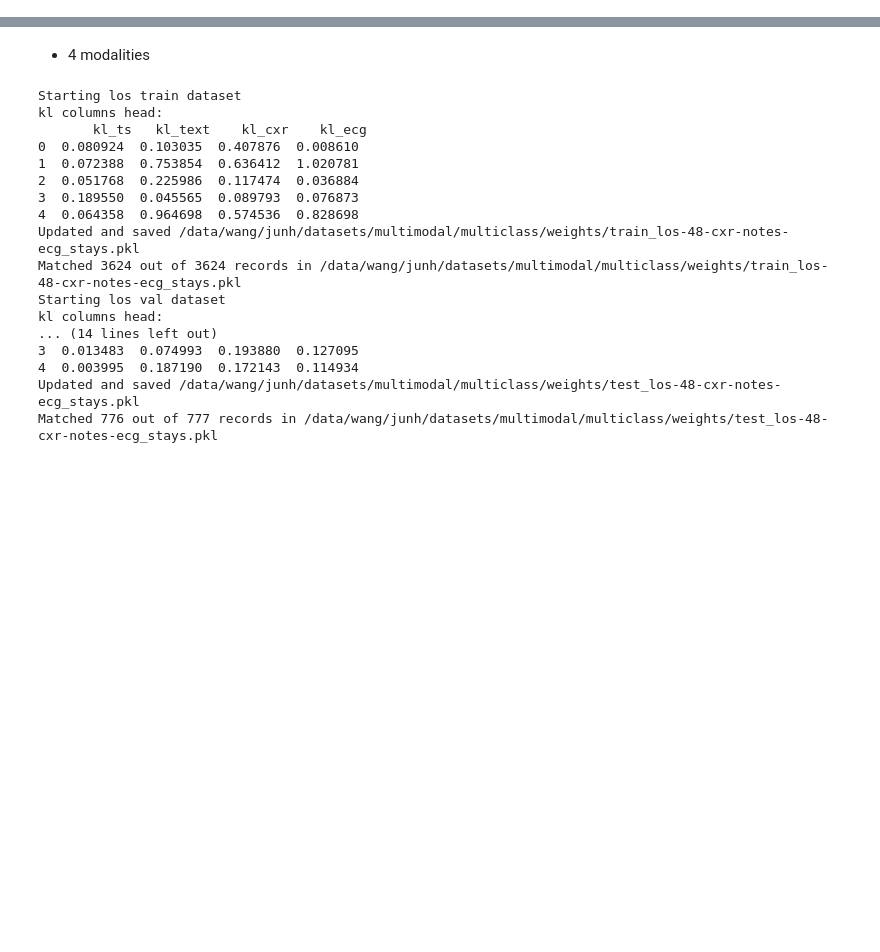
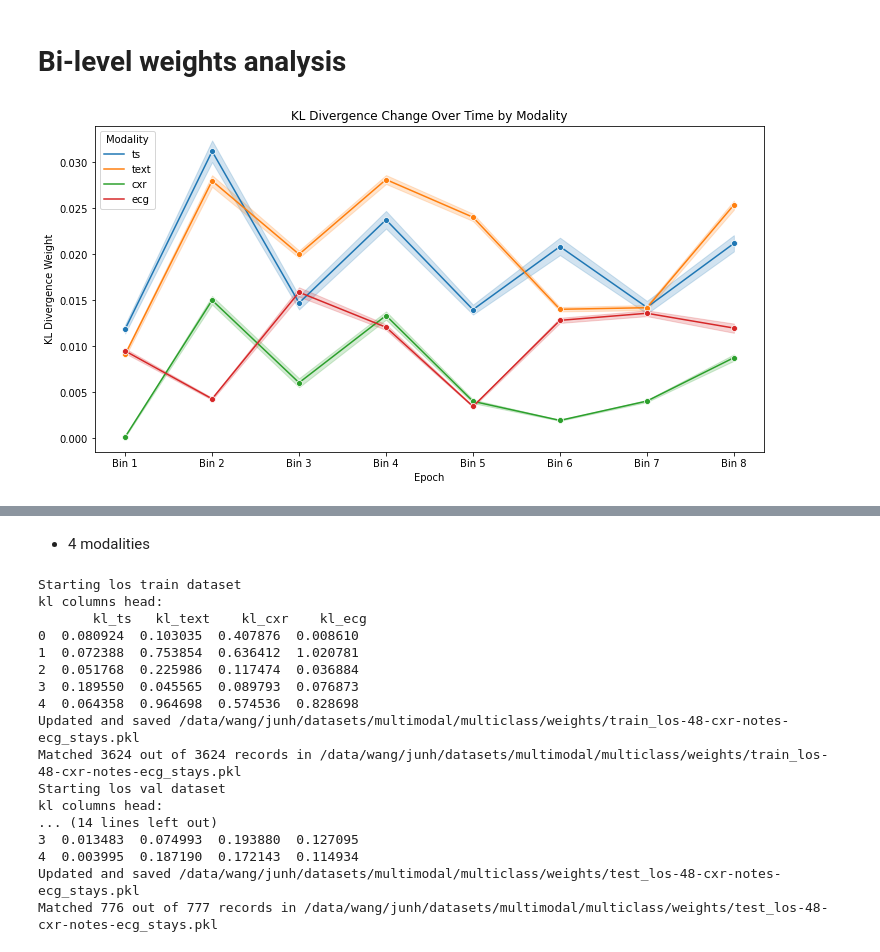
Before and after one commit to JuneHou/Multimodal-Transformer, a Jupyter notebook: Analysis/continuous_weights.ipynb, the cells around one changed output, grey strips where cells are left out. Saved outputs shown, nothing was run; the diff lists cells and outputs as text; code cells hidden in the pictures; blank space fills up the shorter version.

Commit message:
MI weights

```diff
--- a/Analysis/continuous_weights.ipynb
+++ b/Analysis/continuous_weights.ipynb
@@ -13,3 +13,27 @@ from sklearn.metrics import mutual_info_score
 from ast import literal_eval
 import os
 from tqdm import tqdm
+# %% [markdown]
+# Bi-level weights analysis
+# %%
+import pandas as pd
+import seaborn as sns
+import matplotlib.pyplot as plt
+
+# Load the logged weight data
+df_log = pd.read_csv("/data/wang/junh/results/Fuse_moe/all_los/weights_log.csv")
+
+# Create a categorical color grouping for epochs (e.g., every 5 epochs as one color)
+df_log['epoch'] = pd.cut(df_log['epoch'], bins=8, labels=[f'Bin {i+1}' for i in range(8)])
+
+plt.figure(figsize=(12, 6))
+sns.lineplot(data=df_log, x="epoch", y="kl_divergence", hue="modality", marker="o")
+plt.xlabel("Epoch")
+plt.ylabel("KL Divergence Weight")
+plt.title("KL Divergence Change Over Time by Modality")
+plt.legend(title="Modality")
+plt.show()
+
+# shaded region shows the range within which 95% of KL divergence values are expected to fall.
+# %% [output]
+[figure, added]
```
Also changed, not shown: parts of 12 cells of this notebook, 14 other files.
